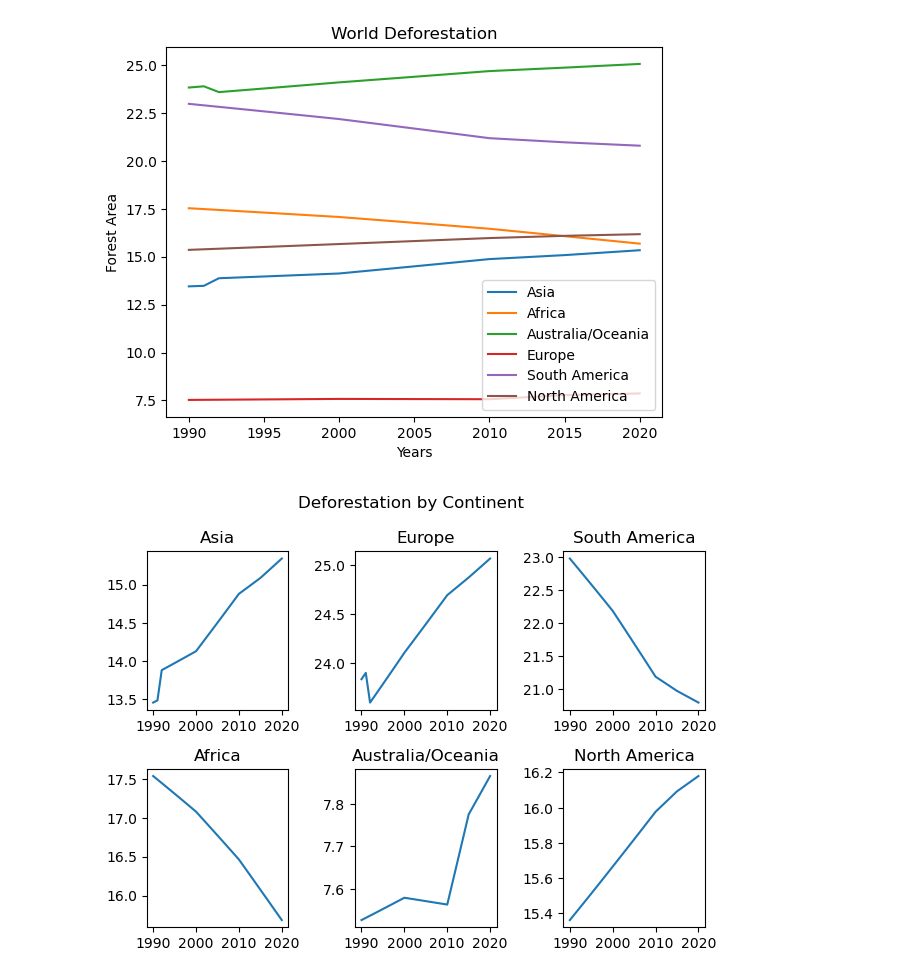
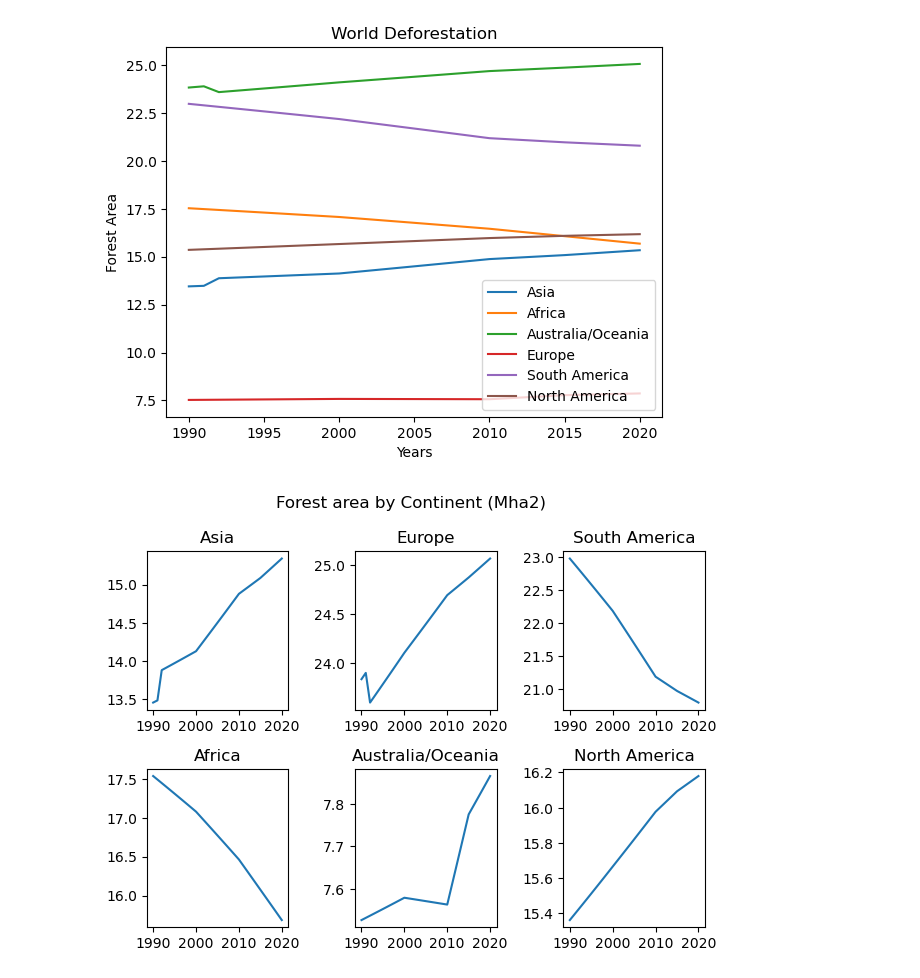
Before and after one commit to MorganMaciupa/Data_Analytics_ReforestationProject, a Jupyter notebook: marty_world_defor.ipynb, the cells around one changed output. Drawn from its saved outputs; the diff is of its cells as text; code cells hidden in the pictures.

```diff
--- a/marty_world_defor.ipynb
+++ b/marty_world_defor.ipynb
@@ -386,36 +386,36 @@ plt.savefig("Images/Deforestation in World .png")
 # %%
 fig, axs = plt.subplots(2, 3, sharex='all')
 
-fig.suptitle("Deforestation by Continent")
+fig.suptitle("Forest area by Continent (Mha2)")
 years =[1990,2000,2010,2020]
 
 
 axs[0, 0].plot(asia_df['year'], asia_df['forest_area'])
 axs[0, 0].set_title("Asia")
 
 axs[0,1].set_xticks(years)
 
 axs[1, 0].plot(africa_df['year'], africa_df['forest_area'])
 axs[1, 0].set_title("Africa")
 
 axs[0, 1].plot(europe_df['year'], europe_df['forest_area'])
 axs[0, 1].set_title("Europe")
 
 axs[1, 1].plot(australia_oceania_df['year'], australia_oceania_df['forest_area'])
 axs[1, 1].set_title("Australia/Oceania")
 
 axs[0, 2].plot(south_america_df['year'], south_america_df['forest_area'])
 axs[0, 2].set_title("South America")
 
 axs[1, 2].plot(north_america_df['year'], north_america_df['forest_area'])
 axs[1, 2].set_title("North America")
 
 axs[0,0].tick_params(labelbottom=True)
 axs[0,1].tick_params(labelbottom=True)
 axs[0,2].tick_params(labelbottom=True)
 
 plt.savefig("Images/Deforestation global.png")
 
 fig.tight_layout()
 # %% [output]
-[figure, old version]
+[figure, new version]
```
